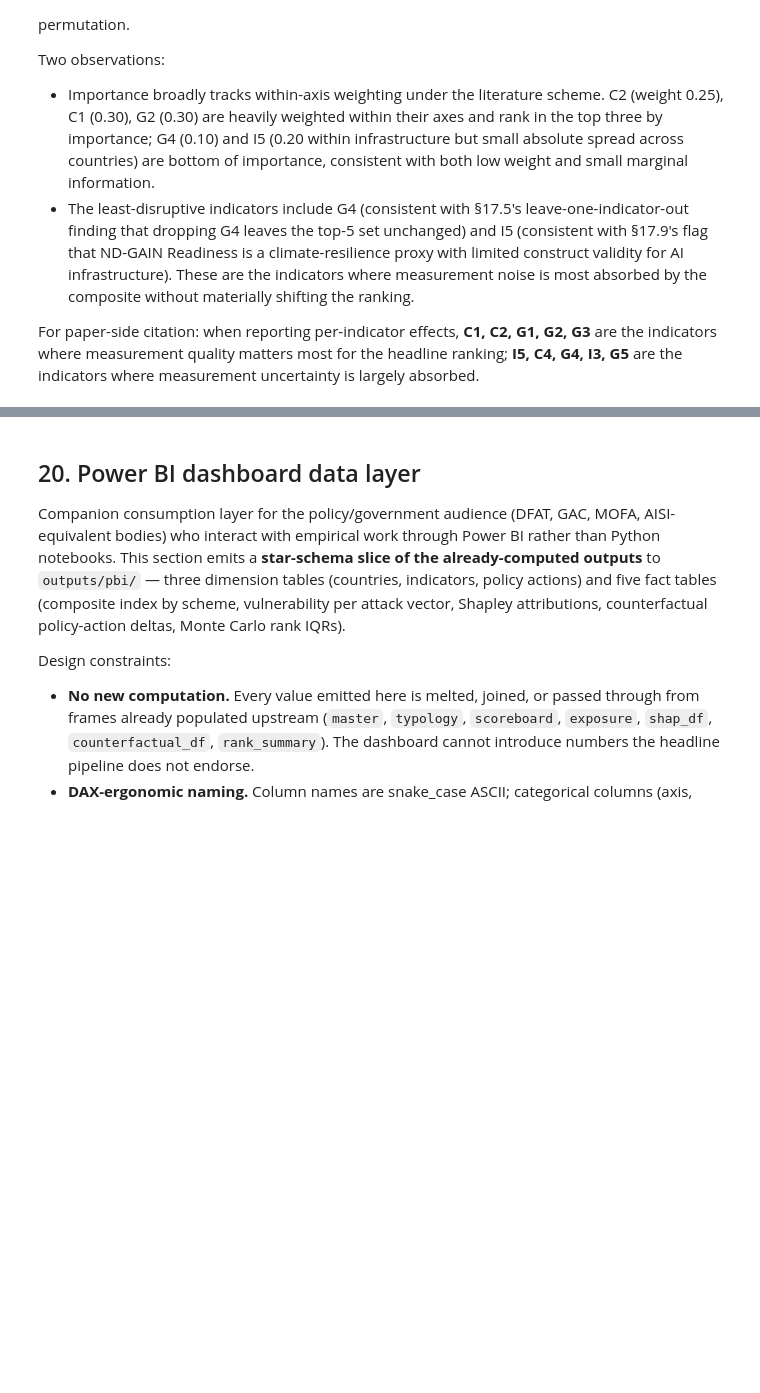
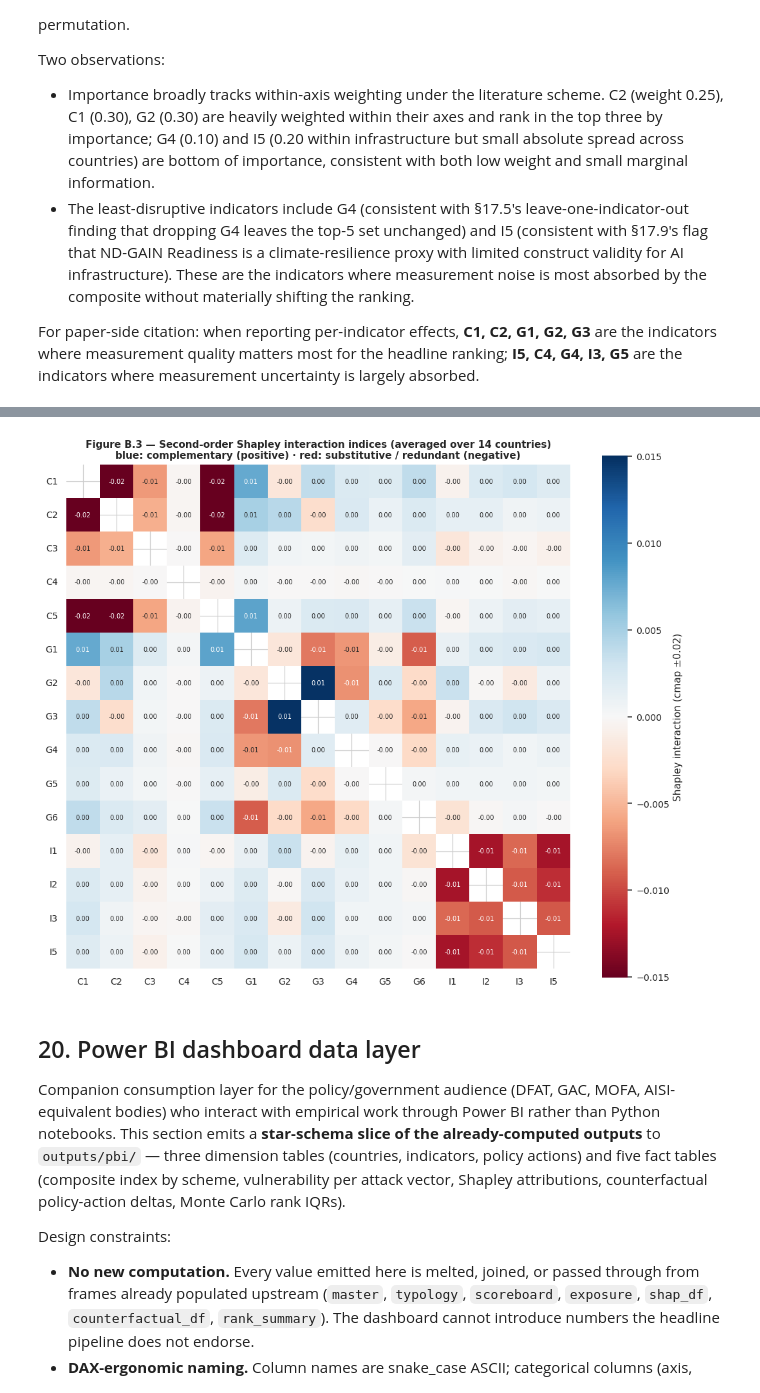
Before and after one commit to khailapvuong/middle-powers-mpapi, a Jupyter notebook: M-PAPI.ipynb, the cells around one changed output, grey strips where cells are left out. Drawn from its saved outputs; the diff is of its cells as text; code cells hidden in the pictures; blank space fills up the shorter version.

```diff
--- a/M-PAPI.ipynb
+++ b/M-PAPI.ipynb
@@ -6372,0 +6725,89 @@ For paper-side citation: when reporting per-indicator effects, **C1, C2, G1, G2,
+# %%
+# Appendix B.3 — Exact second-order Shapley interaction indices, reusing the B.1 machinery.
+# Reuses _masks / _W / _across_w / _axis_mins_shap / _indices / _sizes_all / _n_inds /
+# _ind_cols_shap from Appendix B.1; no new composite model is introduced. Additive: writes a
+# new output only.
+from math import factorial as _si_factorial
+
+# Interaction weights γ_k = k!(n-k-2)!/(n-1)!, k = |S|, summed over S ⊆ N\{i,j}.
+_si_n = _n_inds
+_si_gamma = np.array(
+    [
+        _si_factorial(_k) * _si_factorial(_si_n - _k - 2) / _si_factorial(_si_n - 1)
+        for _k in range(_si_n - 1)
+    ]
+)
+
+# Per-country coalition composites f over all 2^n coalitions (same construction as B.1's _f).
+_si_F = np.zeros((len(ind_z.index), _n_subsets))
+for _ci, _iso in enumerate(ind_z.index):
+    _z_row = ind_z.loc[_iso].fillna(0).values
+    _axis_scores_all = (_masks * _z_row[None, :]) @ _W.T
+    _shifted = _axis_scores_all - _axis_mins_shap[None, :] + GEOMETRIC_SHIFT_EPS
+    _si_F[_ci] = np.exp((np.log(_shifted) * _across_w[None, :]).sum(axis=1))
+
+# Second-order interaction averaged across countries, for every indicator pair.
+_si_mat = np.full((_n_inds, _n_inds), np.nan)
+for _i in range(_n_inds):
+    _bit_i = 1 << _i
+    for _j in range(_i + 1, _n_inds):
+        _bit_j = 1 << _j
+        _S = _indices[((_indices & _bit_i) == 0) & ((_indices & _bit_j) == 0)]
+        _w = _si_gamma[_sizes_all[_S]]
+        _delta = (
+            _si_F[:, _S | _bit_i | _bit_j]
+            - _si_F[:, _S | _bit_i]
+            - _si_F[:, _S | _bit_j]
+            + _si_F[:, _S]
+        )
+        _val = float((_w[None, :] * _delta).mean(axis=0).sum())
+        _si_mat[_i, _j] = _val
+        _si_mat[_j, _i] = _val
+
+_si_labels = [c.split("_")[0] for c in _ind_cols_shap]
+shap_interactions = pd.DataFrame(_si_mat, index=_ind_cols_shap, columns=_ind_cols_shap)
+shap_interactions.index.name = "indicator"
+shap_interactions.round(6).to_csv(OUT_DIR / "shap_interactions.csv")
+
+# Headline: the C5×G1 governance double-count, plus the most extreme pairs overall.
+_si_c5 = next((c for c in _ind_cols_shap if c.split("_")[0] == "C5"), None)
+_si_g1 = next((c for c in _ind_cols_shap if c.split("_")[0] == "G1"), None)
+if _si_c5 and _si_g1:
+    _si_c5g1 = float(shap_interactions.loc[_si_c5, _si_g1])
+    _si_sign = "substitutive/redundant" if _si_c5g1 < 0 else "complementary"
+    print(f"C5×G1 Shapley interaction index = {_si_c5g1:+.4f} ({_si_sign})")
+
+_si_pairs = [
+    (_ind_cols_shap[a].split("_")[0], _ind_cols_shap[b].split("_")[0], _si_mat[a, b])
+    for a in range(_n_inds)
+    for b in range(a + 1, _n_inds)
+]
+_si_pairs.sort(key=lambda t: t[2])
+print("\nMost substitutive (negative) pairs:")
+for _a, _b, _v in _si_pairs[:5]:
+    print(f"  {_a} × {_b}: {_v:+.4f}")
+print("Most complementary (positive) pairs:")
+for _a, _b, _v in _si_pairs[-5:][::-1]:
+    print(f"  {_a} × {_b}: {_v:+.4f}")
+
+# Figure B.3 — interaction heatmap (diagonal masked; it is the main-effect Shapley value).
+_si_v = max(float(np.nanpercentile(np.abs(_si_mat), 98)), 1e-3)
+_fig, _ax = plt.subplots(figsize=(9.5, 8))
+sns.heatmap(
+    pd.DataFrame(_si_mat, index=_si_labels, columns=_si_labels),
+    mask=np.eye(_n_inds, dtype=bool),
+    annot=True, fmt=".2f", cmap="RdBu", center=0, vmin=-_si_v, vmax=_si_v, square=True,
+    cbar_kws={"label": f"Shapley interaction (cmap ±{_si_v:.2f})"},
+    annot_kws={"fontsize": 6.5}, ax=_ax,
+)
+_ax.set_title(
+    "Figure B.3 — Second-order Shapley interaction indices (averaged over 14 countries)\n"
+    "blue: complementary (positive) · red: substitutive / redundant (negative)",
+    fontsize=10,
+)
+plt.xticks(rotation=0)
+plt.yticks(rotation=0)
+plt.tight_layout()
+plt.savefig(FIG_DIR / "figB3_shap_interactions.png")
+plt.show()
+# %% [output]
@@ -6373,3 +6828,4 @@ For paper-side citation: when reporting per-indicator effects, **C1, C2, G1, G2,
+[figure, added]
 # %% [markdown]
 ## 20. Power BI dashboard data layer
 
```
Also changed, not shown: parts of 8 cells of this notebook, 15 other files.
